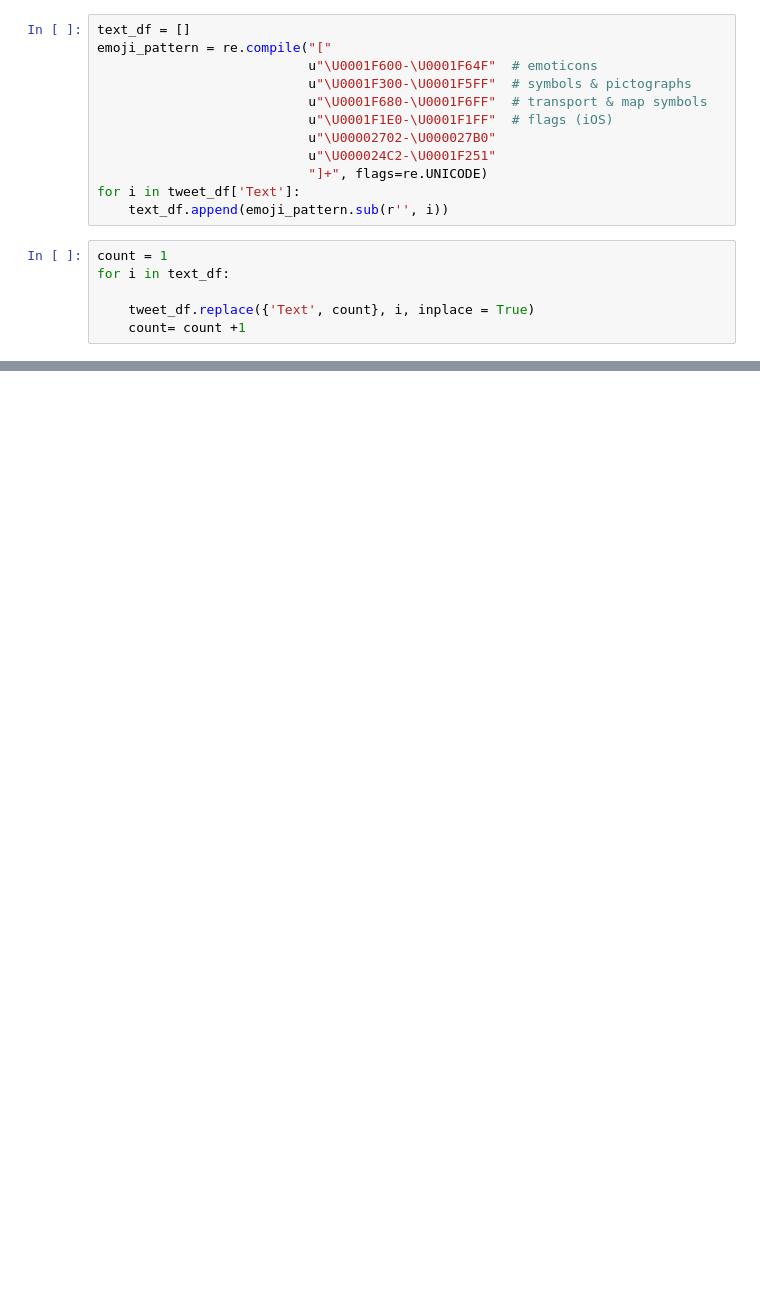
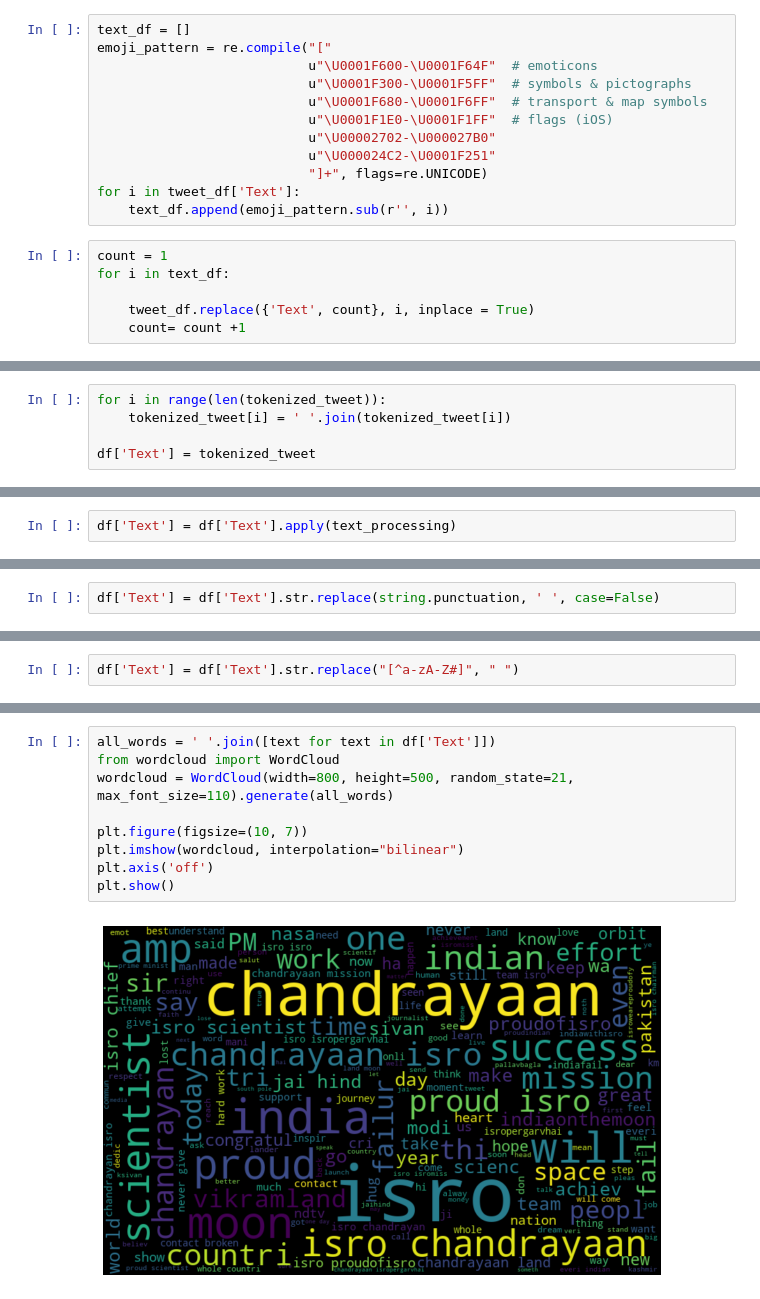
Before and after one commit to RaghavModi/Twitter-Sentimental-Data, a Jupyter notebook: ProjectFile.ipynb, the cells around one changed output, grey strips where cells are left out. Cells and saved outputs as stored; diff of their text form; blank space fills up the shorter version.

```diff
--- a/ProjectFile.ipynb
+++ b/ProjectFile.ipynb
@@ -420,0 +489,5 @@ detect(i)
+# %%
+for i in range(len(tokenized_tweet)):
+    tokenized_tweet[i] = ' '.join(tokenized_tweet[i])
+
+df['Text'] = tokenized_tweet
@@ -420,0 +496,2 @@ detect(i)
+# %%
+df['Text'] = df['Text'].apply(text_processing)
@@ -420,0 +508,2 @@ detect(i)
+# %%
+df['Text'] = df['Text'].str.replace(string.punctuation, ' ', case=False)
@@ -420,0 +514,2 @@ detect(i)
+# %%
+df['Text'] = df['Text'].str.replace("[^a-zA-Z#]", " ")
@@ -420,0 +525,11 @@ detect(i)
+# %%
+all_words = ' '.join([text for text in df['Text']])
+from wordcloud import WordCloud
+wordcloud = WordCloud(width=800, height=500, random_state=21, max_font_size=110).generate(all_words)
+
+plt.figure(figsize=(10, 7))
+plt.imshow(wordcloud, interpolation="bilinear")
+plt.axis('off')
+plt.show()
+# %% [output]
+[figure, added]
```
Also changed, not shown: parts of 166 cells of this notebook, 4 other files.
